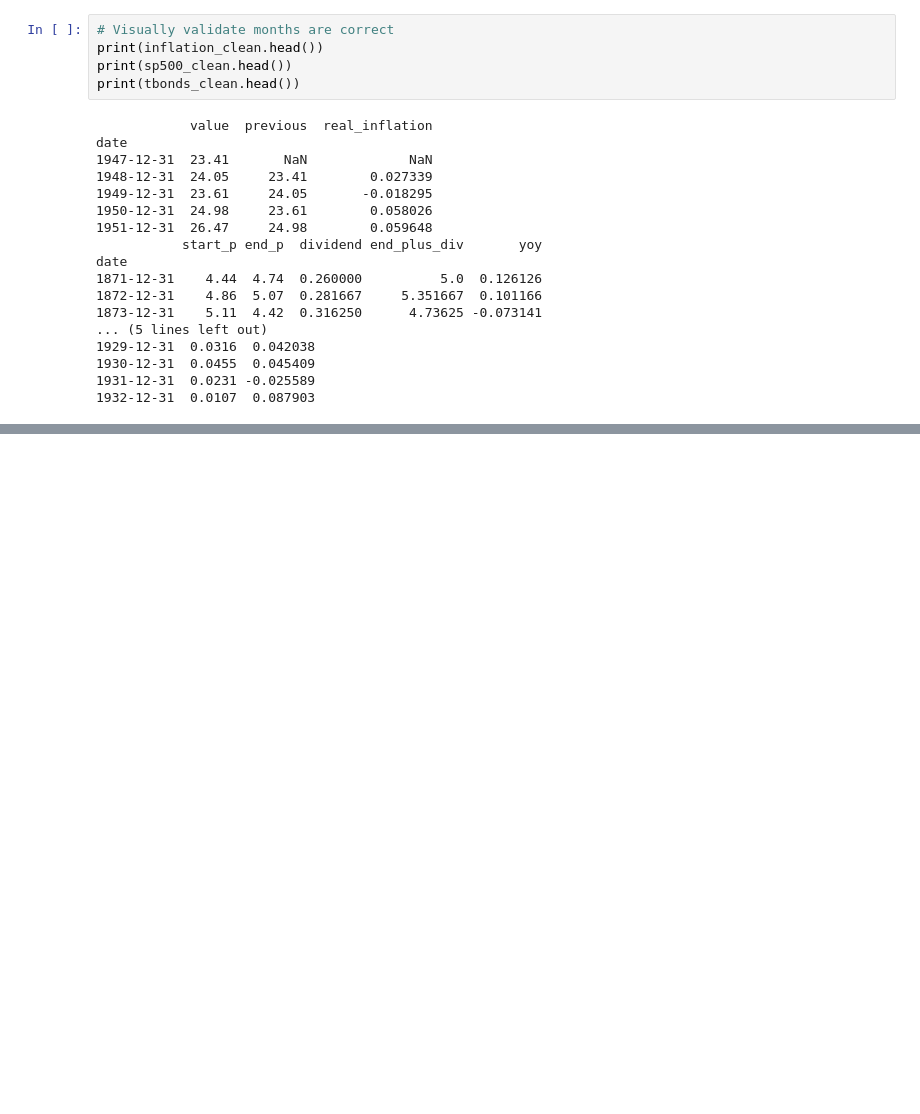
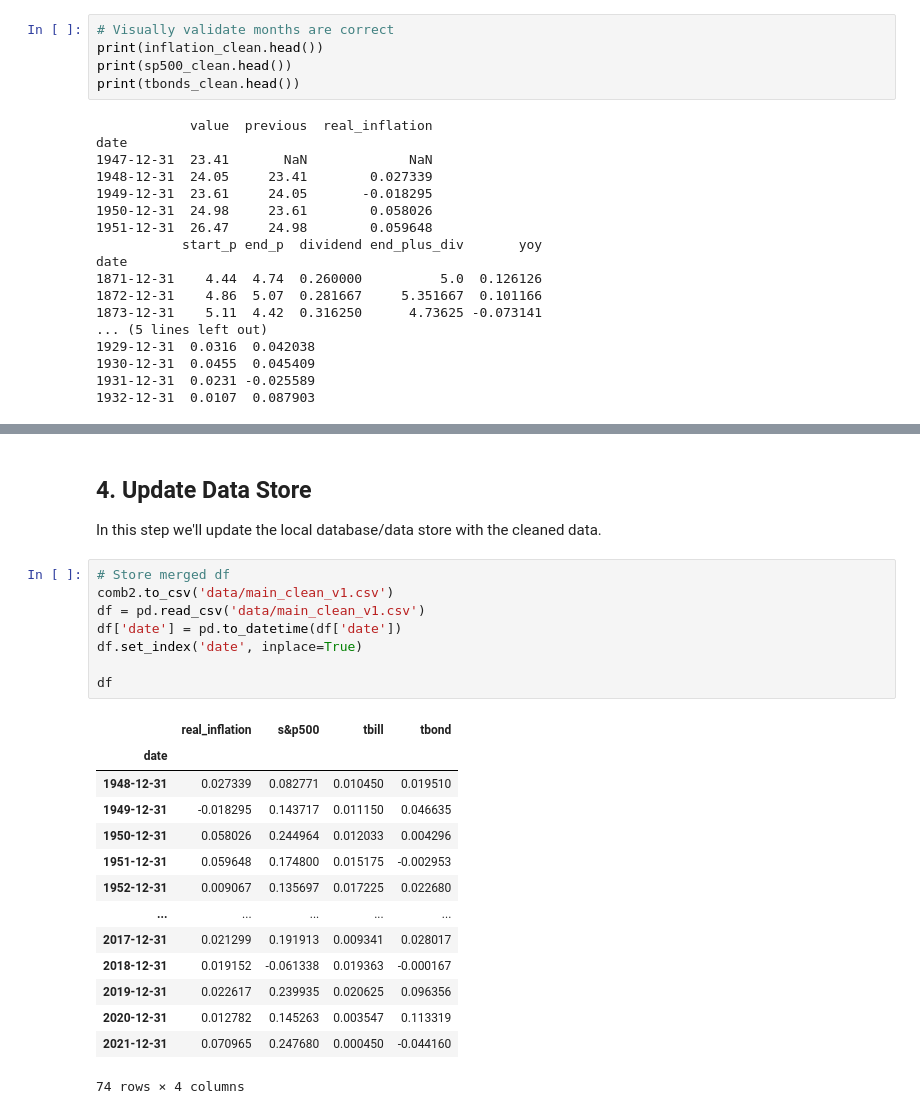
Before and after one commit to tristenwallace/asset_inflation_performance, a Jupyter notebook: asset_analysis.ipynb, the cells around one changed output, grey strips where cells are left out. Cells and saved outputs as stored; diff of their text form; blank space fills up the shorter version.

```diff
--- a/asset_analysis.ipynb
+++ b/asset_analysis.ipynb
@@ -547,0 +549,26 @@ date
+# %% [markdown]
+## 4. Update Data Store
+In this step we'll update the local database/data store with the cleaned data.
+# %%
+# Store merged df
+comb2.to_csv('data/main_clean_v1.csv')
+df = pd.read_csv('data/main_clean_v1.csv')
+df['date'] = pd.to_datetime(df['date'])
+df.set_index('date', inplace=True)
+
+df
+# %% [output]
+|  | real_inflation | s&p500 | tbill | tbond |
+| date |  |  |  |  |
+| 1948-12-31 | 0.027339 | 0.082771 | 0.010450 | 0.019510 |
+| 1949-12-31 | -0.018295 | 0.143717 | 0.011150 | 0.046635 |
+| 1950-12-31 | 0.058026 | 0.244964 | 0.012033 | 0.004296 |
+| 1951-12-31 | 0.059648 | 0.174800 | 0.015175 | -0.002953 |
+| 1952-12-31 | 0.009067 | 0.135697 | 0.017225 | 0.022680 |
+| ... | ... | ... | ... | ... |
+| 2017-12-31 | 0.021299 | 0.191913 | 0.009341 | 0.028017 |
+| 2018-12-31 | 0.019152 | -0.061338 | 0.019363 | -0.000167 |
+| 2019-12-31 | 0.022617 | 0.239935 | 0.020625 | 0.096356 |
+| 2020-12-31 | 0.012782 | 0.145263 | 0.003547 | 0.113319 |
+| 2021-12-31 | 0.070965 | 0.247680 | 0.000450 | -0.044160 |
+74 rows × 4 columns
```
Also changed, not shown: parts of 14 cells of this notebook, 4 other files.
